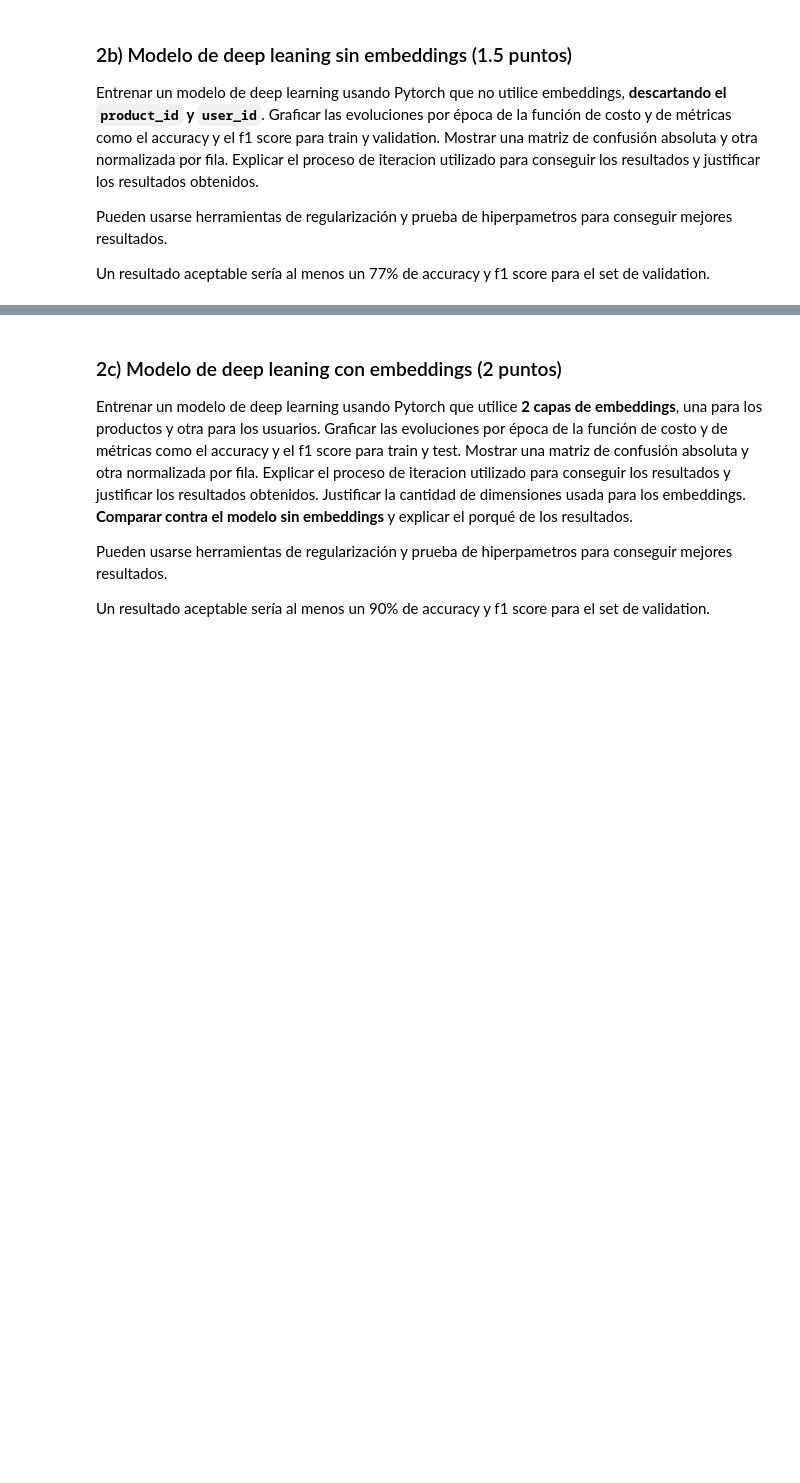
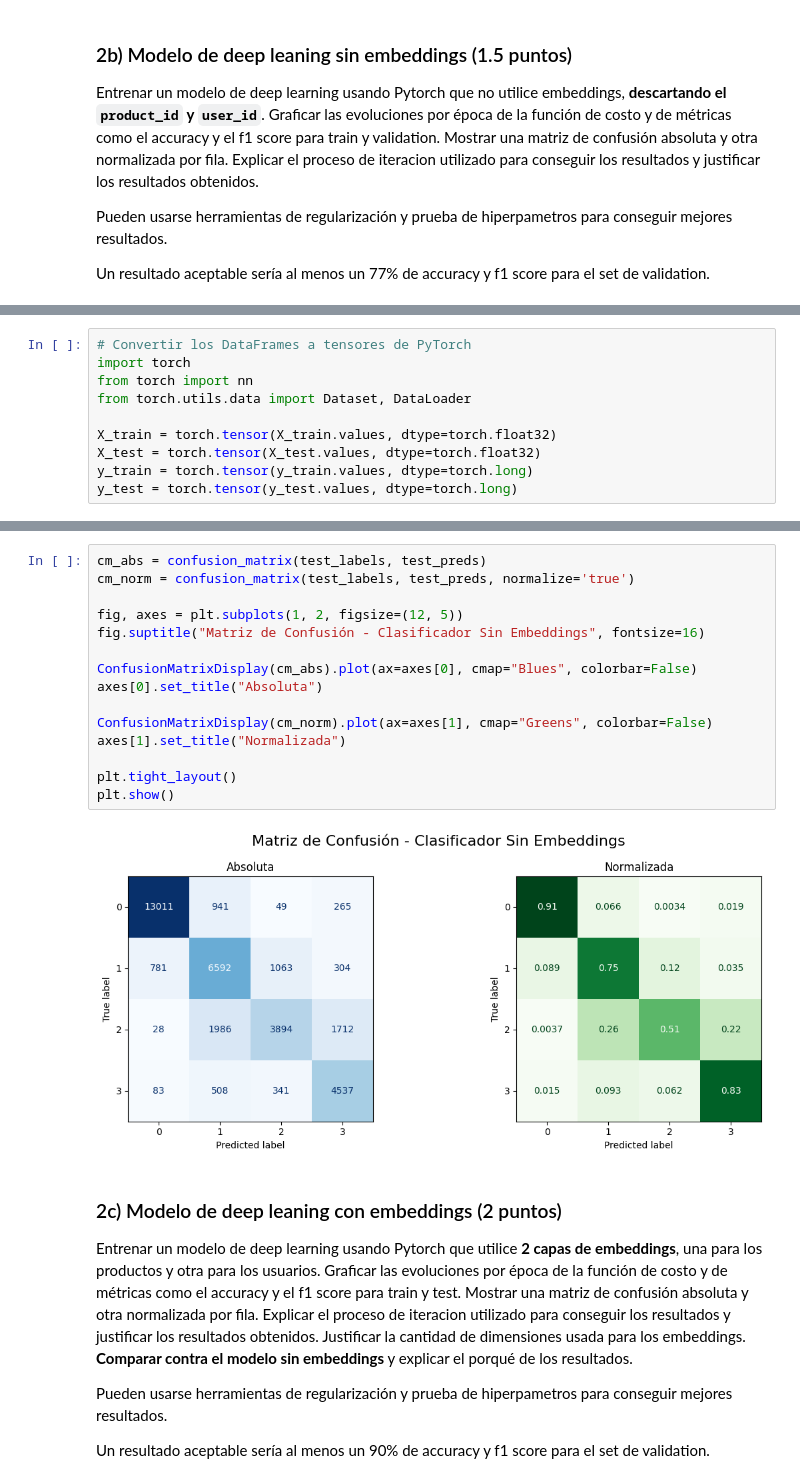
Before and after one commit to emiliano-ipa/CEIA-DeepLearning-TPs, a Jupyter notebook: Emiliano_Iparraguirre_DL_TP1_Co20.ipynb, the cells around one changed output, grey strips where cells are left out. Saved outputs shown, nothing was run; the diff lists cells and outputs as text; blank space fills up the shorter version.

```diff
--- a/Emiliano_Iparraguirre_DL_TP1_Co20.ipynb
+++ b/Emiliano_Iparraguirre_DL_TP1_Co20.ipynb
@@ -1220,0 +1294,10 @@ Un resultado aceptable sería al menos un 77% de accuracy y f1 score para el set
+# %%
+# Convertir los DataFrames a tensores de PyTorch
+import torch
+from torch import nn
+from torch.utils.data import Dataset, DataLoader
+
+X_train = torch.tensor(X_train.values, dtype=torch.float32)
+X_test = torch.tensor(X_test.values, dtype=torch.float32)
+y_train = torch.tensor(y_train.values, dtype=torch.long)
+y_test = torch.tensor(y_test.values, dtype=torch.long)
@@ -1221,3 +1489,20 @@ Un resultado aceptable sería al menos un 77% de accuracy y f1 score para el set
+# %%
+cm_abs = confusion_matrix(test_labels, test_preds)
+cm_norm = confusion_matrix(test_labels, test_preds, normalize='true')
+
+fig, axes = plt.subplots(1, 2, figsize=(12, 5))
+fig.suptitle("Matriz de Confusión - Clasificador Sin Embeddings", fontsize=16)
+
+ConfusionMatrixDisplay(cm_abs).plot(ax=axes[0], cmap="Blues", colorbar=False)
+axes[0].set_title("Absoluta")
+
+ConfusionMatrixDisplay(cm_norm).plot(ax=axes[1], cmap="Greens", colorbar=False)
+axes[1].set_title("Normalizada")
+
+plt.tight_layout()
+plt.show()
+# %% [output]
+[figure, added]
 # %% [markdown]
 ### 2c) Modelo de deep leaning con embeddings (2 puntos)
 Entrenar un modelo de deep learning usando Pytorch que utilice **2 capas de embeddings**, una para los productos y otra para los usuarios. Graficar las evoluciones por época de la función de costo y de métricas como el accuracy y el f1 score para train y test. Mostrar una matriz de confusión absoluta y otra normalizada por fila. Explicar el proceso de iteracion utilizado para conseguir los resultados y justificar los resultados obtenidos. Justificar la cantidad de dimensiones usada para los embeddings. **Comparar contra el modelo sin embeddings** y explicar el porqué de los resultados.
```
Also changed, not shown: parts of 35 cells of this notebook.
